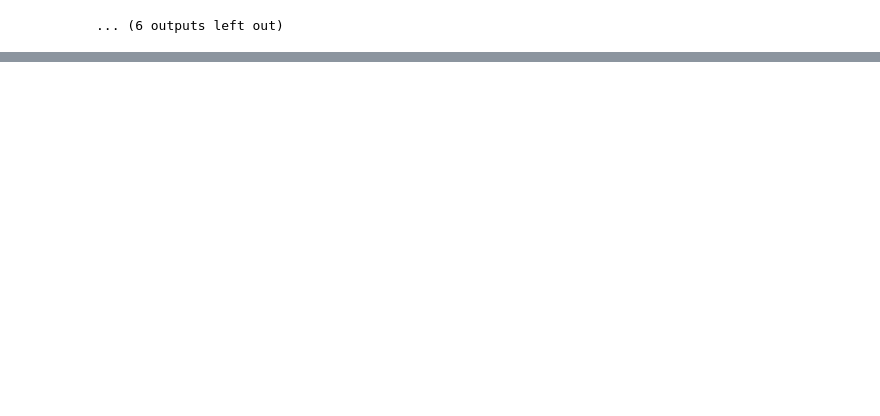
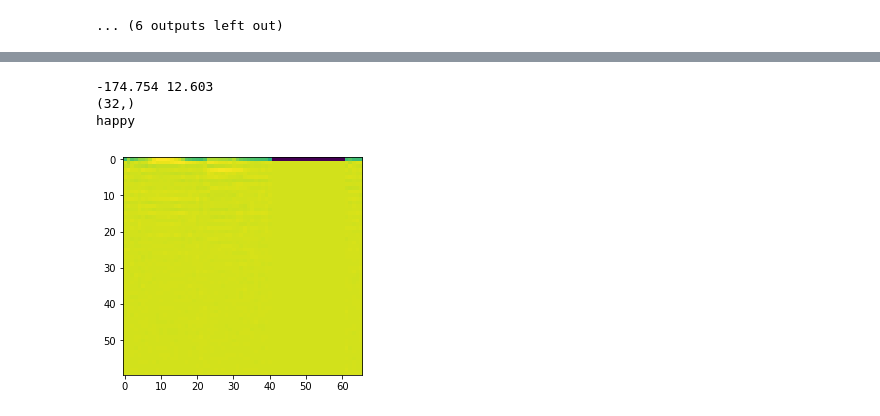
Before and after one commit to see--/speech_recognition, a Jupyter notebook: explore.ipynb, the cells around one changed output, grey strips where cells are left out. Saved outputs shown, nothing was run; the diff lists cells and outputs as text; code cells hidden in the pictures; blank space fills up the shorter version.

Commit message:
Training 127: Spectrogram

```diff
--- a/explore.ipynb
+++ b/explore.ipynb
@@ -1705,0 +1733,24 @@ with tf.Session() as sess:
+# %%
+np.random.seed(24)
+train_fns = sorted(glob('data/train/audio/_background_noise_/silence_please_0000.wav'))
+fn = np.random.choice(train_fns)
+# fn = 'all_zeros.wav'
+print(fn)
+feed_dict = {
+    ap.wav_filename_placeholder_: fn,
+    ap.time_shift_placeholder_: 0,
+    ap.background_data_placeholder_: np.zeros((16000, 1)),
+    ap.background_volume_placeholder_: 0.0,
+    ap.foreground_volume_placeholder_: 0.1
+}
+wav_val = sess.run(ap.background_clamp_, feed_dict=feed_dict).squeeze()
+mfcc_val = sess.run(ap.mfcc_, feed_dict=feed_dict).squeeze()
+print(wav_val.min(), wav_val.max())
+print(mfcc_val.min(), mfcc_val.max())
+plt.figure()
+plt.plot(wav_val)
+plt.show()
+plt.figure()
+plt.imshow(mfcc_val.T)
+plt.show()
+float_audio(wav_val, autoplay=True)
@@ -1705,0 +1764,17 @@ with tf.Session() as sess:
+# %%
+model = my_load_model('checkpoints_125/ep-051-vl-0.1363.hdf5')
+# %%
+int2label = get_int2label(wanted_only=False)
+X = mfcc_val.copy()
+X = np.roll(X, -5, axis=0)
+plt.imshow(X.T)
+print(X.min(), X.max())
+output = model.predict(X.reshape((1, -1))).squeeze()
+label = int2label[output.argmax()]
+print(output.shape)
+print(label)
+# %% [output]
+-174.754 12.603
+(32,)
+happy
+[figure, added]
```
Also changed, not shown: parts of 8 cells of this notebook, 4 other files.
